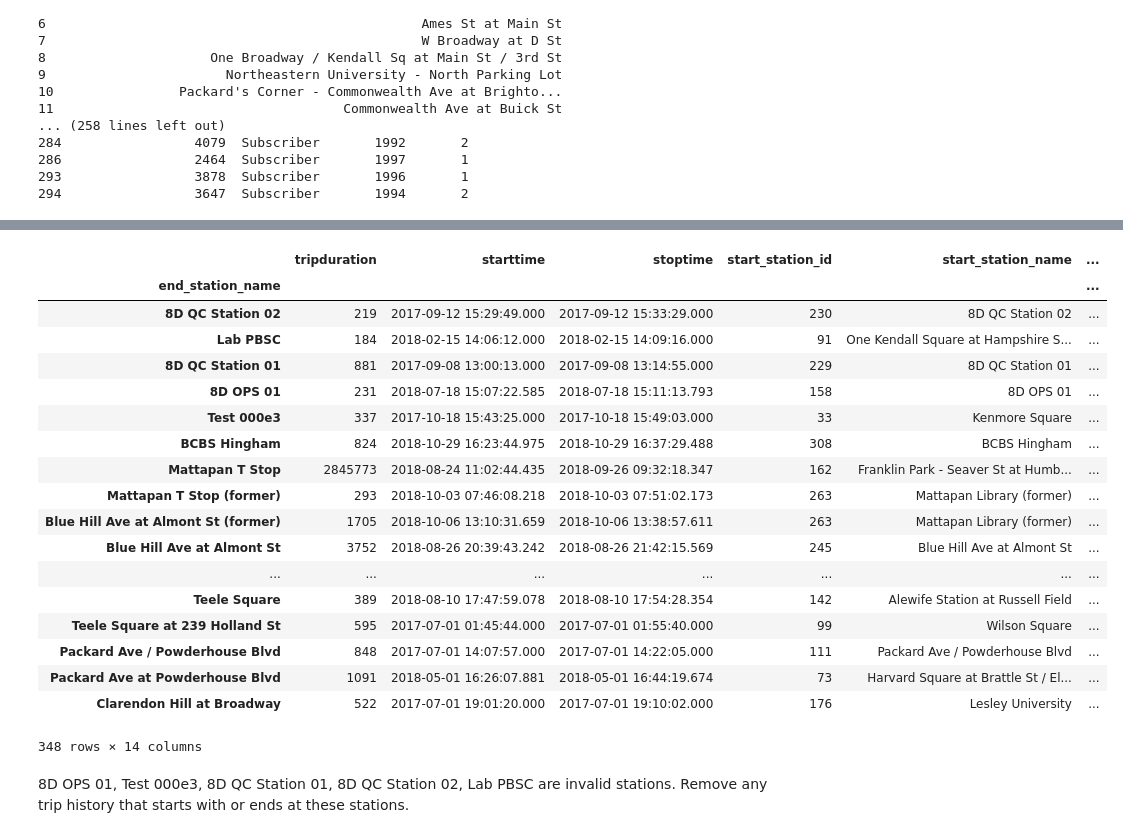
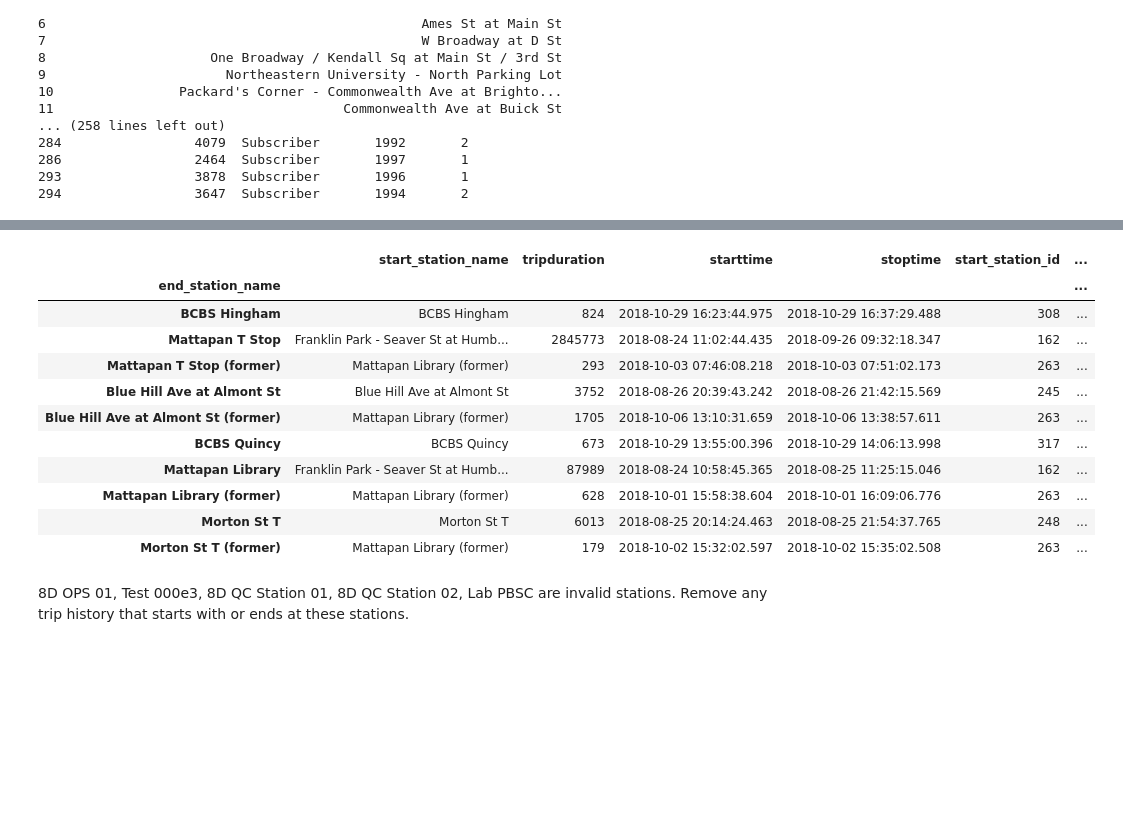
Before and after one commit to euniceky/BOS_BlueBike_Predictions, a Jupyter notebook: Capstone_Ch5_Wrangling.ipynb, the cells around one changed output, grey strips where cells are left out. Drawn from its saved outputs; the diff is of its cells as text; code cells hidden in the pictures; blank space fills up the shorter version.

```diff
--- a/Capstone_Ch5_Wrangling.ipynb
+++ b/Capstone_Ch5_Wrangling.ipynb
@@ -172,25 +165,18 @@ tripdf.groupby("start_station_name").first().sort_values(["start_station_latitud
 # %%
-tripdf.groupby("end_station_name").first().sort_values("end_station_latitude")
+tripdf.groupby("end_station_name").first().sort_values("end_station_latitude").head(10)
 # %% [output]
-|  | tripduration | starttime | stoptime | start_station_id | start_station_name | ... |
+|  | start_station_name | tripduration | starttime | stoptime | start_station_id | ... |
 | end_station_name |  |  |  |  |  | ... |
-| 8D QC Station 02 | 219 | 2017-09-12 15:29:49.000 | 2017-09-12 15:33:29.000 | 230 | 8D QC Station 02 | ... |
-| Lab PBSC | 184 | 2018-02-15 14:06:12.000 | 2018-02-15 14:09:16.000 | 91 | One Kendall Square at Hampshire S... | ... |
-| 8D QC Station 01 | 881 | 2017-09-08 13:00:13.000 | 2017-09-08 13:14:55.000 | 229 | 8D QC Station 01 | ... |
-| 8D OPS 01 | 231 | 2018-07-18 15:07:22.585 | 2018-07-18 15:11:13.793 | 158 | 8D OPS 01 | ... |
-| Test 000e3 | 337 | 2017-10-18 15:43:25.000 | 2017-10-18 15:49:03.000 | 33 | Kenmore Square | ... |
-| BCBS Hingham | 824 | 2018-10-29 16:23:44.975 | 2018-10-29 16:37:29.488 | 308 | BCBS Hingham | ... |
-| Mattapan T Stop | 2845773 | 2018-08-24 11:02:44.435 | 2018-09-26 09:32:18.347 | 162 | Franklin Park - Seaver St at Humb... | ... |
-| Mattapan T Stop (former) | 293 | 2018-10-03 07:46:08.218 | 2018-10-03 07:51:02.173 | 263 | Mattapan Library (former) | ... |
-| Blue Hill Ave at Almont St (former) | 1705 | 2018-10-06 13:10:31.659 | 2018-10-06 13:38:57.611 | 263 | Mattapan Library (former) | ... |
-| Blue Hill Ave at Almont St | 3752 | 2018-08-26 20:39:43.242 | 2018-08-26 21:42:15.569 | 245 | Blue Hill Ave at Almont St | ... |
-| ... | ... | ... | ... | ... | ... | ... |
-| Teele Square | 389 | 2018-08-10 17:47:59.078 | 2018-08-10 17:54:28.354 | 142 | Alewife Station at Russell Field | ... |
-| Teele Square at 239 Holland St | 595 | 2017-07-01 01:45:44.000 | 2017-07-01 01:55:40.000 | 99 | Wilson Square | ... |
-| Packard Ave / Powderhouse Blvd | 848 | 2017-07-01 14:07:57.000 | 2017-07-01 14:22:05.000 | 111 | Packard Ave / Powderhouse Blvd | ... |
-| Packard Ave at Powderhouse Blvd | 1091 | 2018-05-01 16:26:07.881 | 2018-05-01 16:44:19.674 | 73 | Harvard Square at Brattle St / El... | ... |
-| Clarendon Hill at Broadway | 522 | 2017-07-01 19:01:20.000 | 2017-07-01 19:10:02.000 | 176 | Lesley University | ... |
+| BCBS Hingham | BCBS Hingham | 824 | 2018-10-29 16:23:44.975 | 2018-10-29 16:37:29.488 | 308 | ... |
+| Mattapan T Stop | Franklin Park - Seaver St at Humb... | 2845773 | 2018-08-24 11:02:44.435 | 2018-09-26 09:32:18.347 | 162 | ... |
+| Mattapan T Stop (former) | Mattapan Library (former) | 293 | 2018-10-03 07:46:08.218 | 2018-10-03 07:51:02.173 | 263 | ... |
+| Blue Hill Ave at Almont St | Blue Hill Ave at Almont St | 3752 | 2018-08-26 20:39:43.242 | 2018-08-26 21:42:15.569 | 245 | ... |
+| Blue Hill Ave at Almont St (former) | Mattapan Library (former) | 1705 | 2018-10-06 13:10:31.659 | 2018-10-06 13:38:57.611 | 263 | ... |
+| BCBS Quincy | BCBS Quincy | 673 | 2018-10-29 13:55:00.396 | 2018-10-29 14:06:13.998 | 317 | ... |
+| Mattapan Library | Franklin Park - Seaver St at Humb... | 87989 | 2018-08-24 10:58:45.365 | 2018-08-25 11:25:15.046 | 162 | ... |
+| Mattapan Library (former) | Mattapan Library (former) | 628 | 2018-10-01 15:58:38.604 | 2018-10-01 16:09:06.776 | 263 | ... |
+| Morton St T | Morton St T | 6013 | 2018-08-25 20:14:24.463 | 2018-08-25 21:54:37.765 | 248 | ... |
+| Morton St T (former) | Mattapan Library (former) | 179 | 2018-10-02 15:32:02.597 | 2018-10-02 15:35:02.508 | 263 | ... |
-348 rows × 14 columns
 # %% [markdown]
 8D OPS 01, Test 000e3, 8D QC Station 01, 8D QC Station 02, Lab PBSC are invalid stations. Remove any trip history that starts with or ends at these stations.
 # %%
```
Also changed, not shown: parts of 10 cells of this notebook.
